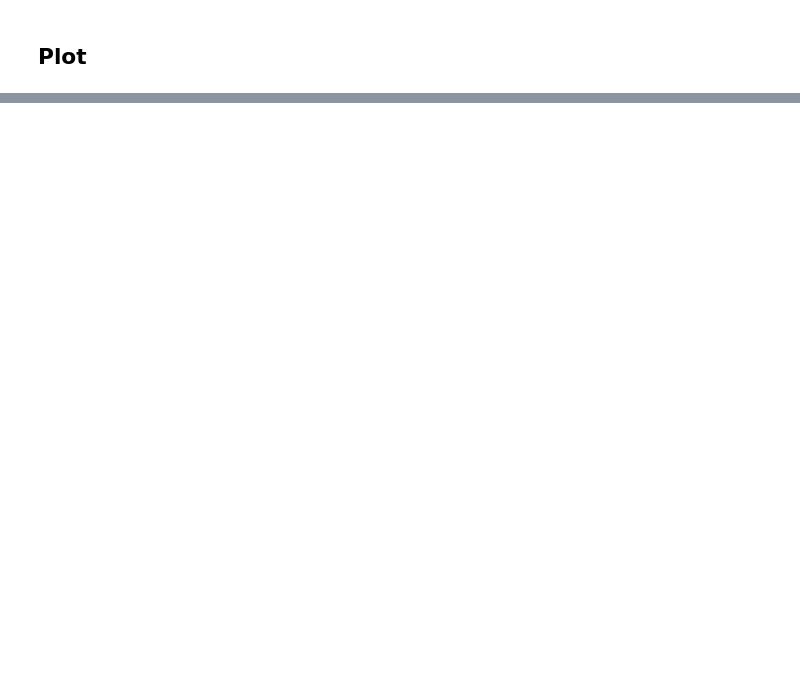
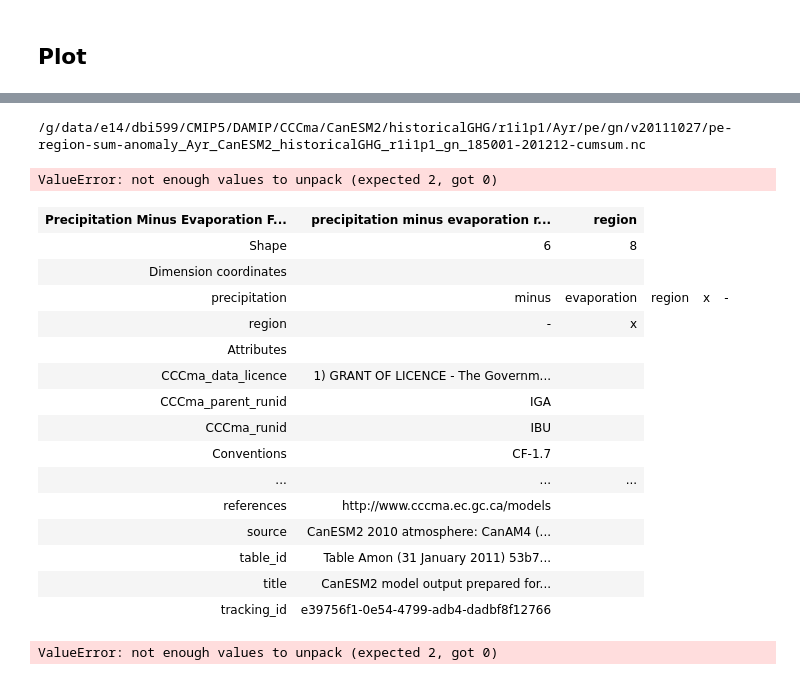
Before and after one commit to DamienIrving/ocean-analysis, a Jupyter notebook: development/pe_ensemble_plot.ipynb, the cells around one changed output, grey strips where cells are left out. Cells and saved outputs as stored; diff of their text form; code cells hidden in the pictures; blank space fills up the shorter version.

```diff
--- a/development/pe_ensemble_plot.ipynb
+++ b/development/pe_ensemble_plot.ipynb
@@ -138,0 +197,37 @@ plt.show()
+# %%
+ghg_ensemble_cube_list = get_cube_list(ghg_files, 'anom')
+# %% [output]
+/g/data/e14/dbi599/CMIP5/DAMIP/CCCma/CanESM2/historicalGHG/r1i1p1/Ayr/pe/gn/v20111027/pe-region-sum-anomaly_Ayr_CanESM2_historicalGHG_r1i1p1_gn_185001-201212-cumsum.nc
+ValueError: not enough values to unpack (expected 2, got 0)
+# %%
+cube, history = gio.combine_files(ghg_files[0], 'precipitation_minus_evaporation_flux')
+cube = gio.check_time_units(cube)
+time_constraint = gio.get_time_constraint(['1861-01-01', '2005-12-31'])
+cube = cube.extract(time_constraint)
+start_data = cube.data[0, ::]
+cube = cube[-1, ::]
+cube.data = cube.data - start_data
+cube.remove_coord('time')
+# %%
+cube
+# %% [output]
+| Precipitation Minus Evaporation F... | precipitation minus evaporation r... | region |
+| Shape | 6 | 8 |
+| Dimension coordinates |  |  |
+| precipitation | minus | evaporation | region | x | - |
+| region | - | x |
+| Attributes |  |  |
+| CCCma_data_licence | 1) GRANT OF LICENCE - The Governm... |  |
+| CCCma_parent_runid | IGA |  |
+| CCCma_runid | IBU |  |
+| Conventions | CF-1.7 |  |
+| ... | ... | ... |
+| references | http://www.cccma.ec.gc.ca/models |  |
+| source | CanESM2 2010 atmosphere: CanAM4 (... |  |
+| table_id | Table Amon (31 January 2011) 53b7... |  |
+| title | CanESM2 model output prepared for... |  |
+| tracking_id | e39756f1-0e54-4799-adb4-dadbf8f12766 |  |
+# %%
+cube = regrid(cube)
+# %% [output]
+ValueError: not enough values to unpack (expected 2, got 0)
```
Also changed, not shown: parts of 20 cells of this notebook, 1 other file.
